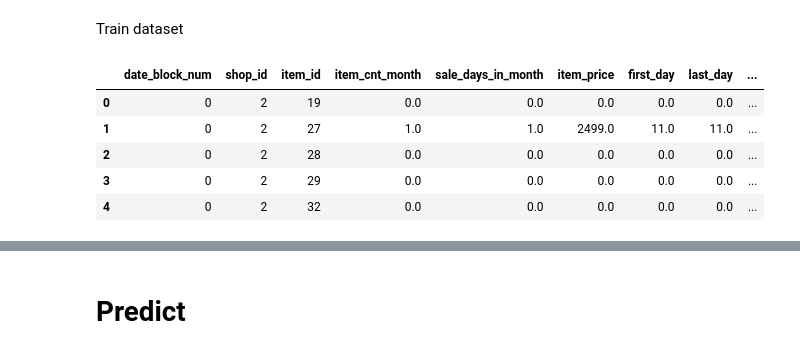
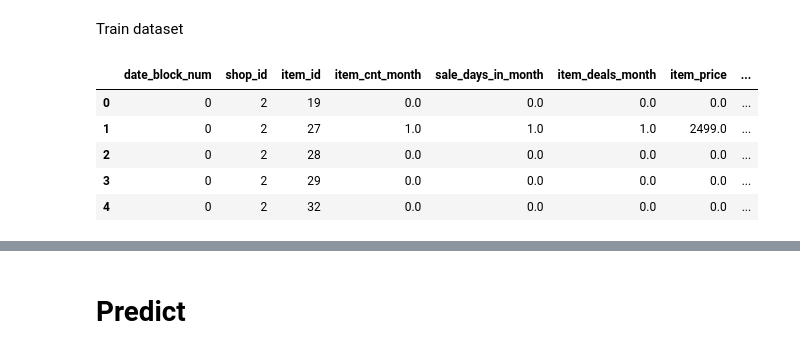
Before and after one commit to beatwad/predict_future_sales, a Jupyter notebook: Pred_Fut_Sales.ipynb, the cells around one changed output, grey strips where cells are left out. Drawn from its saved outputs; the diff is of its cells as text; code cells hidden in the pictures.

```diff
--- a/Pred_Fut_Sales.ipynb
+++ b/Pred_Fut_Sales.ipynb
@@ -439,7 +439,7 @@ for block_num in sales_train['date_block_num'].unique():
 grid = pd.DataFrame(np.vstack(grid), columns = index_cols, dtype=np.int32)
 
 #get aggregated values for (shop_id, item_id, month)
-gb = sales_train.groupby(index_cols, as_index=False).agg({'item_cnt_day': ['sum', 'count'],
+gb = sales_train.groupby(index_cols, as_index=False).agg({'item_cnt_day': ['sum', 'nunique', 'count'],
                                                           'item_price': 'mean',
                                                           'day': ['first', 'last']
                                                          })
@@ -452,6 +452,8 @@ for c in gb.columns:
     elif c[0] == 'item_cnt_day' and c[1] == 'sum':
         cols.append('item_cnt_month')
     elif c[0] == 'item_cnt_day' and c[1] == 'count':
+        cols.append('item_deals_month')
+    elif c[0] == 'item_cnt_day' and c[1] == 'nunique':
         cols.append('sale_days_in_month')
     else:
         cols.append(c[0])
@@ -470,6 +472,9 @@ all_data.sort_values(index_cols, inplace=True)
 # reset index for the new dataset
 all_data.reset_index(inplace=True, drop=True)
 
+# drop ID column
+all_data.drop('ID', axis=1, inplace=True)
+
 # flll NaN values
 all_data.fillna(0, inplace=True)
 
@@ -623,12 +659,22 @@ def clean_item_name(string):
     string = string.lower()
     return string
 
-items["item_name_cleaned_length"] = items["item_name"].apply(clean_item_name).apply(len)
-items["item_name_length"] = items["item_name"].apply(len)
+# add items
+items['item_name_cleaned_length'] = items.item_name.apply(clean_item_name).apply(len)
+items['item_name_length'] = items.item_name.apply(len)
 
 item_categories['global_category'] = item_categories.item_category_name.apply(add_global_category)
-item_categories['platform'] = item_categories.item_category_name.apply(add_platform)
-item_categories['is_digital'] = item_categories.item_category_name.apply(add_digital)
+# item_categories['platform'] = item_categories.item_category_name.apply(add_platform)
+# item_categories['is_digital'] = item_categories.item_category_name.apply(add_digital)
+
+# downcast types
+items.item_category_id = items.item_category_id.astype(np.int8)
+items.item_name_cleaned_length = items.item_name_cleaned_length.astype(np.int16)
+items.item_name_length = items.item_name_length.astype(np.int16)
+items = downcast_dtypes(items)
+
+item_categories.item_category_id = item_categories.item_category_id.astype(np.int8)
+# item_categories.is_digital = item_categories.is_digital.astype(np.int8)
 
 items.head()
 # %% [output]
@@ -652,16 +698,16 @@ item_categories.head()
 # %% [markdown]
 Train dataset
 # %%
-sales_train2 = sales_train2.join(items.set_index('item_id'), on='item_id')
-sales_train2 = sales_train2.join(item_categories.set_index('item_category_id'), on='item_category_id')
-sales_train2 = sales_train2.join(shops.set_index('shop_id'), on='shop_id')
-sales_train2 = sales_train2.join(date_blocks.set_index('date_block_num'), on='date_block_num')
+all_data = all_data.join(items.set_index('item_id'), on='item_id')
+all_data = all_data.join(item_categories.set_index('item_category_id'), on='item_category_id')
+all_data = all_data.join(shops.set_index('shop_id'), on='shop_id')
+all_data = all_data.join(date_blocks.set_index('date_block_num'), on='date_block_num')
 
-sales_train2.head()
+all_data.head()
 # %% [output]
-|  | date_block_num | shop_id | item_id | item_cnt_month | sale_days_in_month | item_price | first_day | last_day | ... |
-| 0 | 0 | 2 | 19 | 0.0 | 0.0 | 0.0 | 0.0 | 0.0 | ... |
-| 1 | 0 | 2 | 27 | 1.0 | 1.0 | 2499.0 | 11.0 | 11.0 | ... |
-| 2 | 0 | 2 | 28 | 0.0 | 0.0 | 0.0 | 0.0 | 0.0 | ... |
-| 3 | 0 | 2 | 29 | 0.0 | 0.0 | 0.0 | 0.0 | 0.0 | ... |
-| 4 | 0 | 2 | 32 | 0.0 | 0.0 | 0.0 | 0.0 | 0.0 | ... |
+|  | date_block_num | shop_id | item_id | item_cnt_month | sale_days_in_month | item_deals_month | item_price | ... |
+| 0 | 0 | 2 | 19 | 0.0 | 0.0 | 0.0 | 0.0 | ... |
+| 1 | 0 | 2 | 27 | 1.0 | 1.0 | 1.0 | 2499.0 | ... |
+| 2 | 0 | 2 | 28 | 0.0 | 0.0 | 0.0 | 0.0 | ... |
+| 3 | 0 | 2 | 29 | 0.0 | 0.0 | 0.0 | 0.0 | ... |
+| 4 | 0 | 2 | 32 | 0.0 | 0.0 | 0.0 | 0.0 | ... |
```
Also changed, not shown: parts of 79 cells of this notebook.
